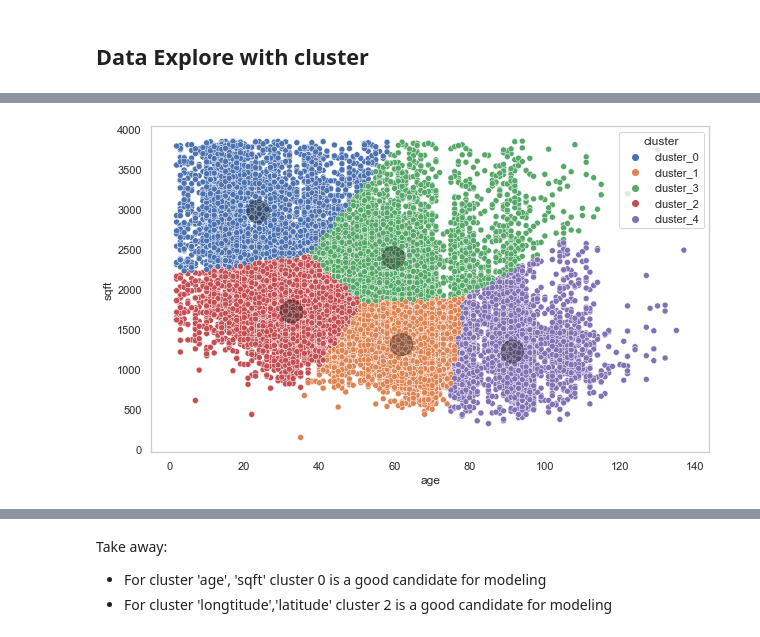
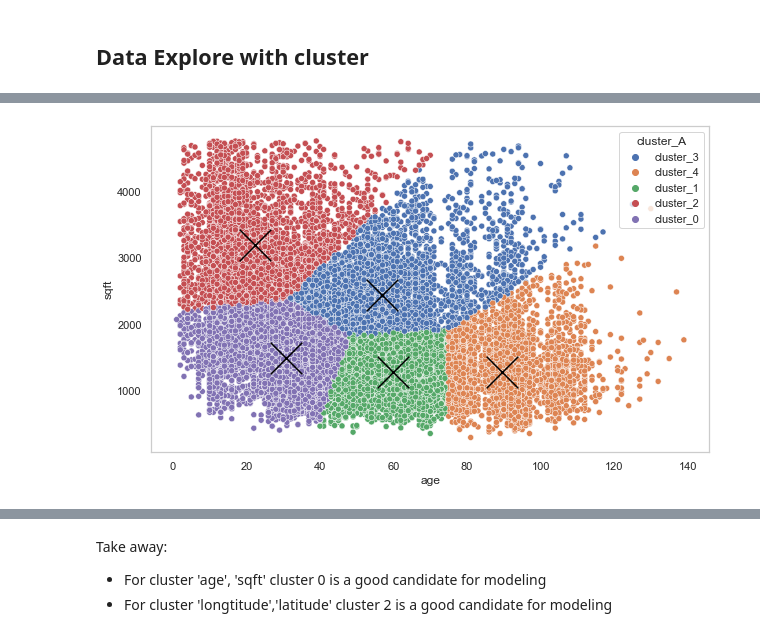
Before and after one commit to Olivert75/clustering_project, a Jupyter notebook: first_workbook.ipynb, the cells around one changed output, grey strips where cells are left out. Saved outputs shown, nothing was run; the diff lists cells and outputs as text; code cells hidden in the pictures.

```diff
--- a/first_workbook.ipynb
+++ b/first_workbook.ipynb
@@ -373,6 +400,6 @@ plt.show()
 # %%
-X = train[['age', 'sqft']]
-df, X_scaled, scaler, kmeans, centroids = e.create_cluster(train, X, 5)
-e.create_scatter_plot('age','sqft',train,kmeans, X_scaled, scaler)
+X = ['age', 'sqft']
+df, X_scaled, scaler, kmeans, centroids = e.create_cluster(train, validate, test,  X, 5, 'cluster_A')
+e.create_scatter_plot('age','sqft',train,kmeans, X_scaled, scaler, 'cluster_A')
 # %% [output]
-[figure, old version]
+[figure, new version]
```
Also changed, not shown: parts of 26 cells of this notebook.
